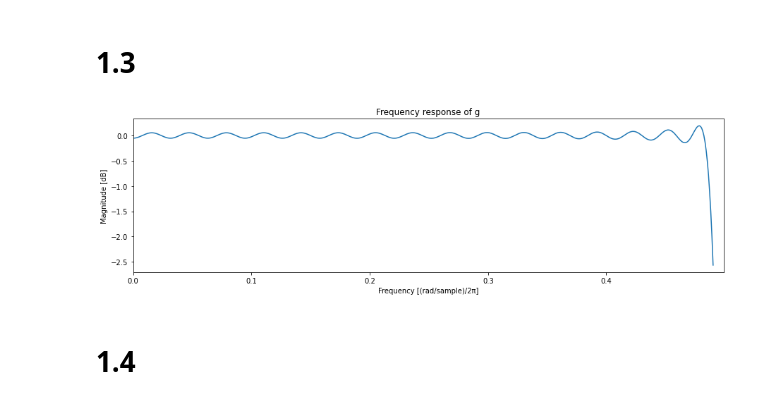
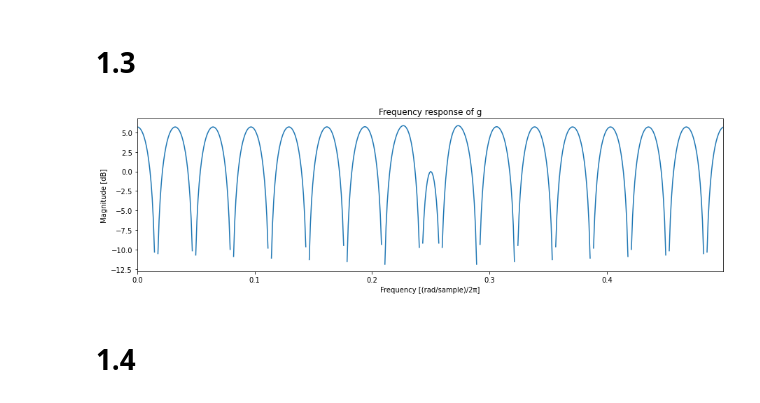
Before and after one commit to daniel-deutsch/TSIA201, a Jupyter notebook: TP2/main.ipynb, the cells around one changed output. Cells and saved outputs as stored; diff of their text form; code cells hidden in the pictures.

```diff
--- a/TP2/main.ipynb
+++ b/TP2/main.ipynb
@@ -290,19 +291,22 @@ gtil.freqz_plot(db=False)
 # 1.3
 # %%
 # Defines the Remez filter params
-numtaps = 64            # An even number
-trans_width = 1/60      # Transition width
-cutoff = 1/2 - 1/60     # Cutoff frequency
+N = 32               # numtaps (an even number)
+trans_width = 0.02   # Transition width
+cutoff = 0.48        # Cutoff frequency
 
 # Obtains the nearly all-pass type II Remez filter
-v = Filter("g", sig.remez(numtaps, [0, cutoff, cutoff+trans_width, 1/2], [1, 0]))
+v = Filter("v", sig.remez(N, [0, cutoff, cutoff+trans_width, 0.5], [1, 0]))
 
 # Obtains the low-pass filter dirived from the filter v
-g = Filter("g", np.append(v.data[1:], [0]))
+c = 1                                                                  # Defines the constant c
+δ = Filter("δ", (2*N-2)*[0] + [1])                                     # Obtains the dirac δ(n - (N-1))
+v_2 = Filter("v_2", np.insert(v.data, range(1, len(v.data))[::1], 0))  # Obtains the V(z^2) in the time domain
+g = Filter("g", c*v_2.data + c*δ.data)                                 # Obtains g(n)
 
 g.freqz_plot()
 # %% [output]
-[figure, old version]
+[figure, new version]
 # %% [markdown]
 # 1.4
 # %% [markdown]
```
Also changed, not shown: parts of 2 cells of this notebook.
